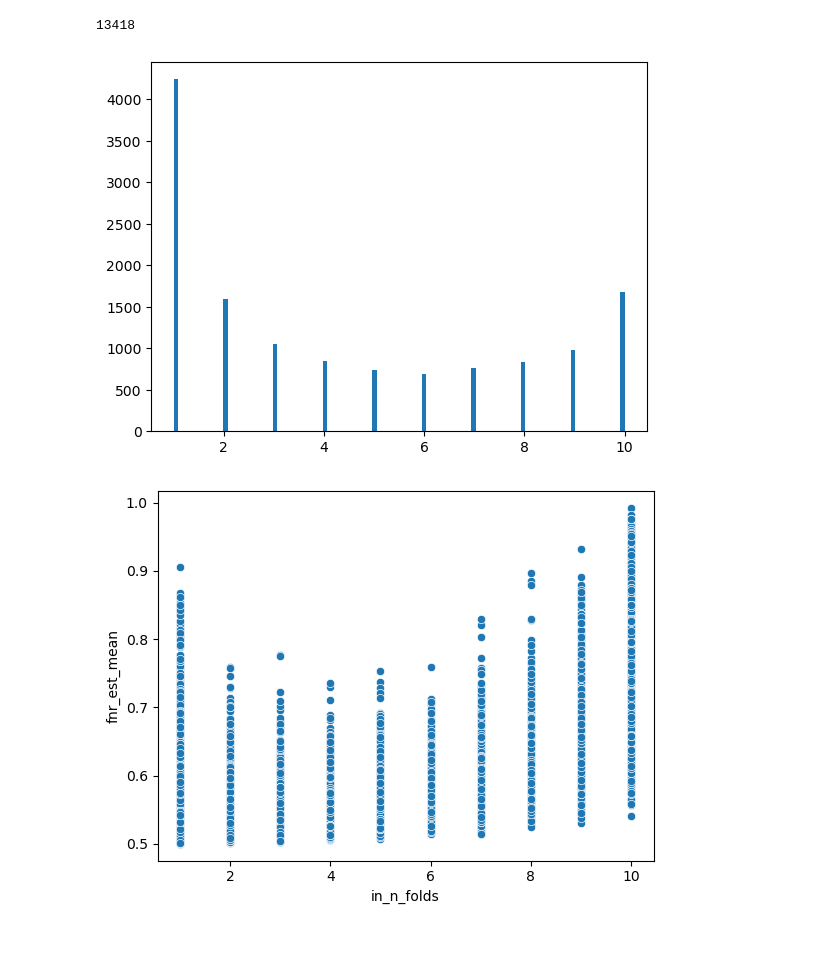
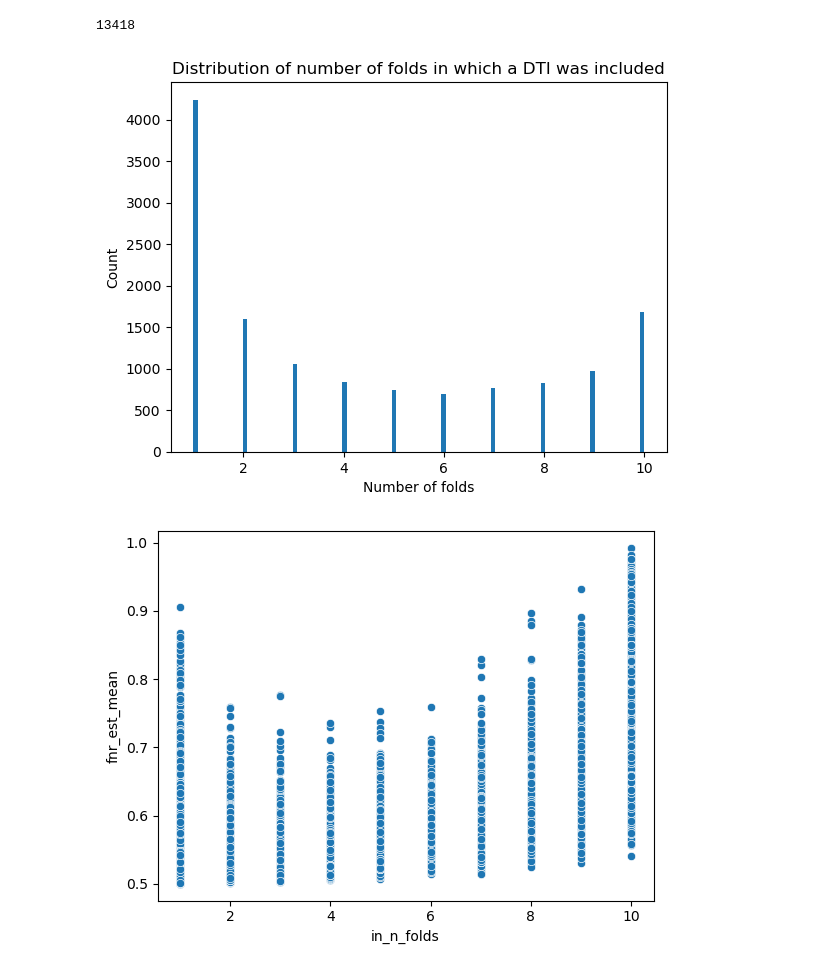
Before and after one commit to biodev/TKG-DTI, a Jupyter notebook: notebooks/00_AGG_FULL_TKG_PREDS.ipynb, the cells around one changed output. Saved outputs shown, nothing was run; the diff lists cells and outputs as text; code cells hidden in the pictures; blank space fills up the shorter version.

```diff
--- a/notebooks/00_AGG_FULL_TKG_PREDS.ipynb
+++ b/notebooks/00_AGG_FULL_TKG_PREDS.ipynb
@@ -369,9 +362,12 @@ preds2.shape[0]
 # %%
 plt.figure()
 plt.hist(preds2.in_n_folds, bins=100)
+plt.xlabel('Number of folds')
+plt.ylabel('Count')
+plt.title('Distribution of number of folds in which a DTI was included')
 plt.show()
 # %% [output]
-[figure, old version]
+[figure, new version]
 # %%
 plt.figure()
 sbn.scatterplot(y='fnr_est_mean', x='in_n_folds', data=preds2)
```
Also changed, not shown: parts of 16 cells of this notebook, 5 other files.
